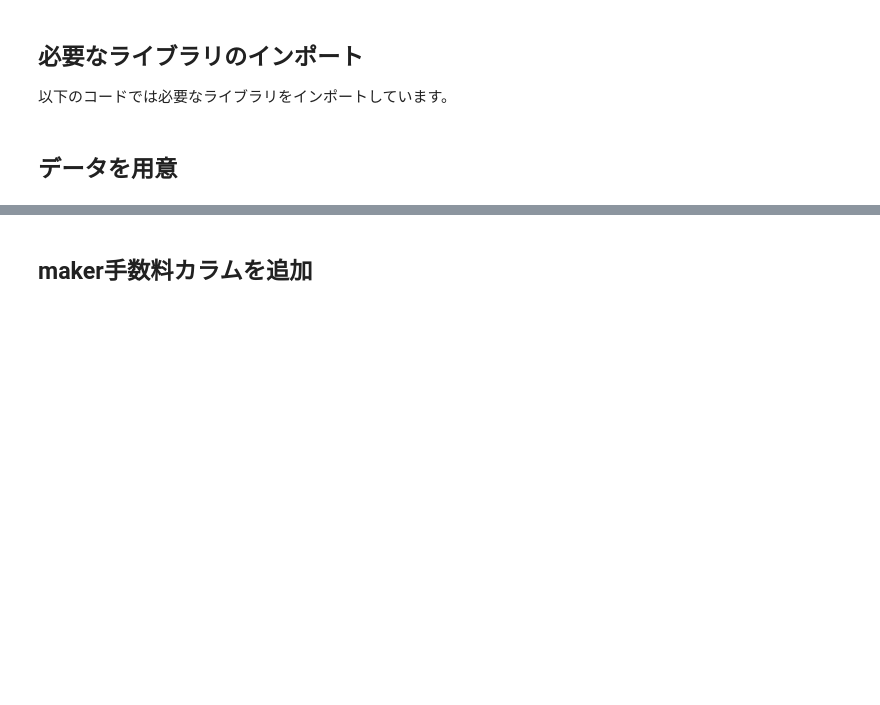
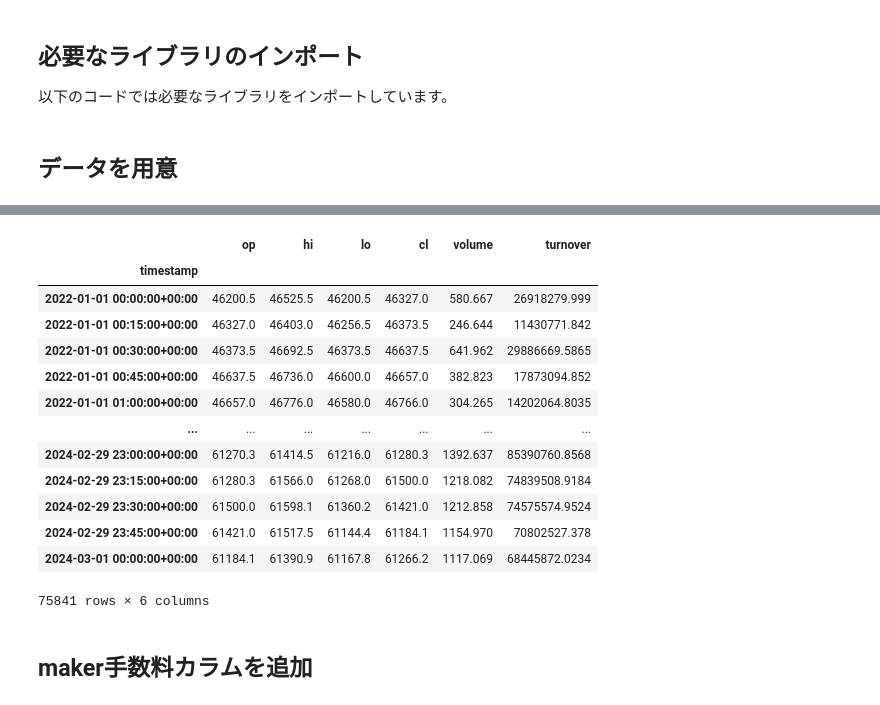
Before and after one commit to fuji-pon/mlbot_tutorial, a Jupyter notebook: work/tutorial-bybit.ipynb, the cells around one changed output, grey strips where cells are left out. Drawn from its saved outputs; the diff is of its cells as text; code cells hidden in the pictures; blank space fills up the shorter version.

```diff
--- a/work/tutorial-bybit.ipynb
+++ b/work/tutorial-bybit.ipynb
@@ -61,3 +28,67 @@ df.to_pickle('df_ohlcv_bybit.pkl')
+# %%
+import ccxt
+import datetime
+import pandas as pd
+from datetime import datetime, timezone, timedelta
+
+exchange = ccxt.bybit()
+
+start_date = datetime(2022, 1, 1, tzinfo=timezone.utc)
+end_date = datetime(2024, 3, 1, tzinfo=timezone.utc)
+
+start_timestamp = int(start_date.timestamp()) * 1000
+end_timestamp = int(end_date.timestamp()) * 1000
+
+df_list = []
+
+while True:
+
+    kline = exchange.publicGetV5MarketKline({
+        'symbol': 'BTCUSDT',
+        'end': end_timestamp,
+        'interval': '15',
+        'limit': 200
+    })['result']['list']
+
+    df = pd.DataFrame(kline, columns=['timestamp', 'op', 'hi', 'lo', 'cl', 'volume', 'turnover'])
+    df['timestamp'] = pd.to_datetime(df['timestamp'].astype(int), unit='ms', utc=True)
+    df_list.append(df)
+
+    #print(kline)
+
+    #最後の時間を取得
+    last_time = int(kline[-1][0])
+    end_timestamp = last_time - 1
+
+    if last_time < start_timestamp:
+        break
+    if len(kline) < 10:
+        break
+
+df = pd.concat(df_list, axis=0)
+# slice data
+df = df[(df['timestamp'] >= start_date) & (df['timestamp'] <= end_date)]
+df = df.set_index('timestamp')
+df = df.sort_values('timestamp', ascending=True)
+columns_to_convert = ['op', 'hi', 'lo', 'cl', 'volume']
+df[columns_to_convert] = df[columns_to_convert].astype(float)
+display(df)
+df.to_pickle('df_ohlcv_bybit.pkl')
+# %% [output]
+|  | op | hi | lo | cl | volume | turnover |
+| timestamp |  |  |  |  |  |  |
+| 2022-01-01 00:00:00+00:00 | 46200.5 | 46525.5 | 46200.5 | 46327.0 | 580.667 | 26918279.999 |
+| 2022-01-01 00:15:00+00:00 | 46327.0 | 46403.0 | 46256.5 | 46373.5 | 246.644 | 11430771.842 |
+| 2022-01-01 00:30:00+00:00 | 46373.5 | 46692.5 | 46373.5 | 46637.5 | 641.962 | 29886669.5865 |
+| 2022-01-01 00:45:00+00:00 | 46637.5 | 46736.0 | 46600.0 | 46657.0 | 382.823 | 17873094.852 |
+| 2022-01-01 01:00:00+00:00 | 46657.0 | 46776.0 | 46580.0 | 46766.0 | 304.265 | 14202064.8035 |
+| ... | ... | ... | ... | ... | ... | ... |
+| 2024-02-29 23:00:00+00:00 | 61270.3 | 61414.5 | 61216.0 | 61280.3 | 1392.637 | 85390760.8568 |
+| 2024-02-29 23:15:00+00:00 | 61280.3 | 61566.0 | 61268.0 | 61500.0 | 1218.082 | 74839508.9184 |
+| 2024-02-29 23:30:00+00:00 | 61500.0 | 61598.1 | 61360.2 | 61421.0 | 1212.858 | 74575574.9524 |
+| 2024-02-29 23:45:00+00:00 | 61421.0 | 61517.5 | 61144.4 | 61184.1 | 1154.970 | 70802527.378 |
+| 2024-03-01 00:00:00+00:00 | 61184.1 | 61390.9 | 61167.8 | 61266.2 | 1117.069 | 68445872.0234 |
+75841 rows × 6 columns
 # %% [markdown]
 ## maker手数料カラムを追加
 # %%
```
Also changed, not shown: parts of 8 cells of this notebook, 2 other files.
